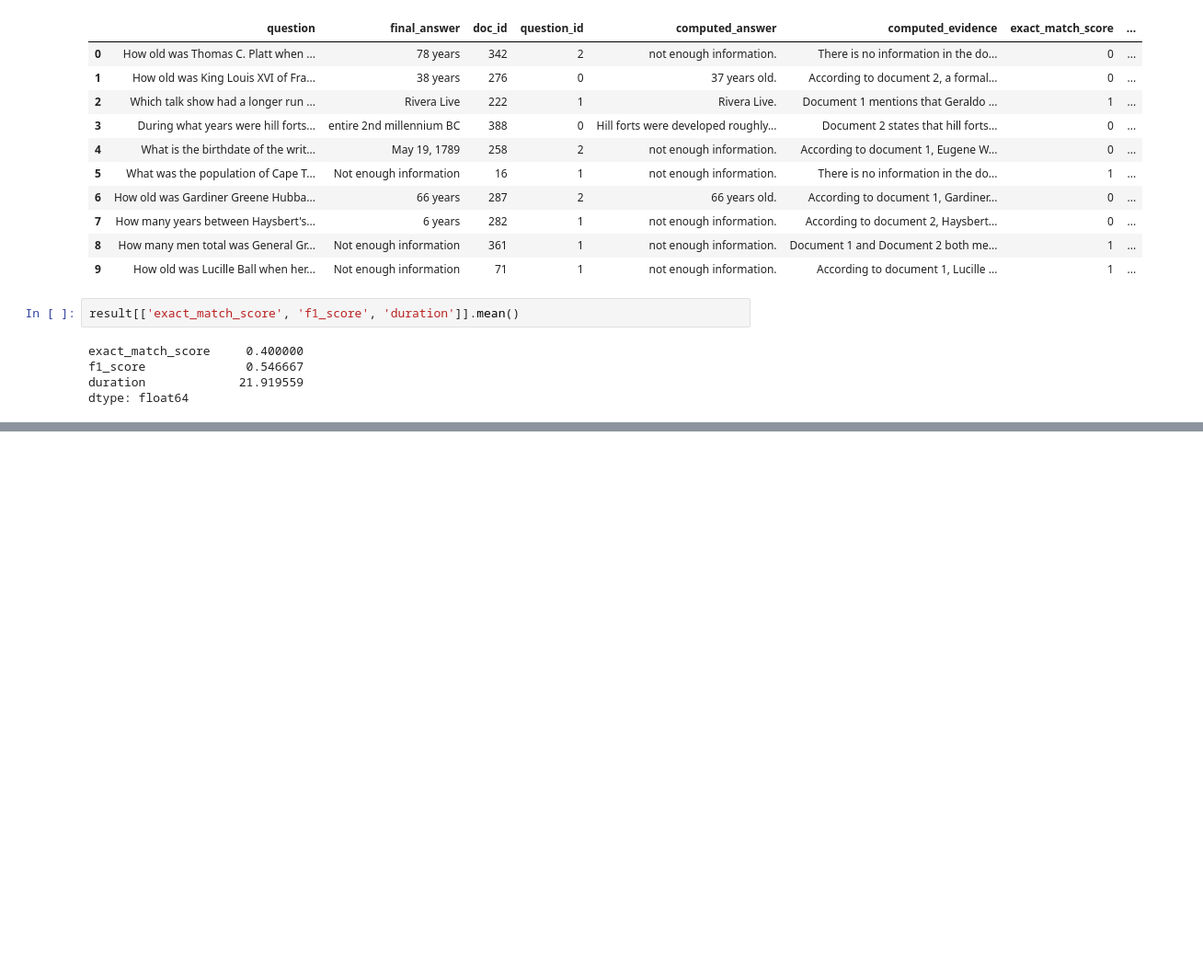
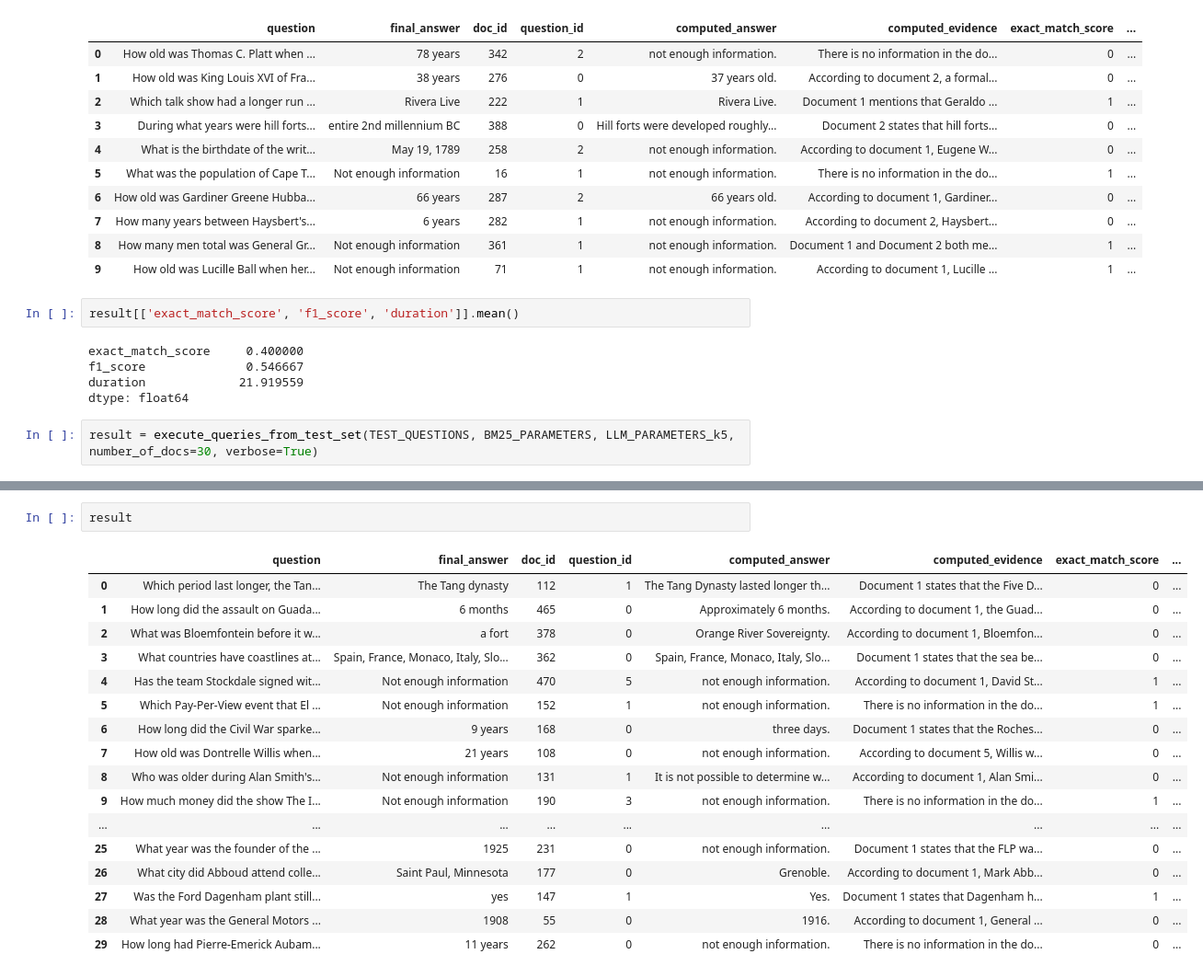
Before and after one commit to eduseiti/ia368v_dd_class_11, a Jupyter notebook: multidocQA_using_LLM_and_IIRC.ipynb, the cells around one changed output, grey strips where cells are left out. Shown at 92% size. Cells and saved outputs as stored; diff of their text form; blank space fills up the shorter version.

Commit message:
Additional tests

```diff
--- a/multidocQA_using_LLM_and_IIRC.ipynb
+++ b/multidocQA_using_LLM_and_IIRC.ipynb
@@ -656,3 +656,5 @@ exact_match_score     0.400000
 f1_score              0.546667
 duration             21.919559
 dtype: float64
+# %%
+result = execute_queries_from_test_set(TEST_QUESTIONS, BM25_PARAMETERS, LLM_PARAMETERS_k5, number_of_docs=30, verbose=True)
@@ -658,0 +679,20 @@ dtype: float64
+# %%
+result
+# %% [output]
+|  | question | final_answer | doc_id | question_id | computed_answer | computed_evidence | exact_match_score | ... |
+| 0 | Which period last longer, the Tan... | The Tang dynasty | 112 | 1 | The Tang Dynasty lasted longer th... | Document 1 states that the Five D... | 0 | ... |
+| 1 | How long did the assault on Guada... | 6 months | 465 | 0 | Approximately 6 months. | According to document 1, the Guad... | 0 | ... |
+| 2 | What was Bloemfontein before it w... | a fort | 378 | 0 | Orange River Sovereignty. | According to document 1, Bloemfon... | 0 | ... |
+| 3 | What countries have coastlines at... | Spain, France, Monaco, Italy, Slo... | 362 | 0 | Spain, France, Monaco, Italy, Slo... | Document 1 states that the sea be... | 0 | ... |
+| 4 | Has the team Stockdale signed wit... | Not enough information | 470 | 5 | not enough information. | According to document 1, David St... | 1 | ... |
+| 5 | Which Pay-Per-View event that El ... | Not enough information | 152 | 1 | not enough information. | There is no information in the do... | 1 | ... |
+| 6 | How long did the Civil War sparke... | 9 years | 168 | 0 | three days. | Document 1 states that the Roches... | 0 | ... |
+| 7 | How old was Dontrelle Willis when... | 21 years | 108 | 0 | not enough information. | According to document 5, Willis w... | 0 | ... |
+| 8 | Who was older during Alan Smith's... | Not enough information | 131 | 1 | It is not possible to determine w... | According to document 1, Alan Smi... | 0 | ... |
+| 9 | How much money did the show The I... | Not enough information | 190 | 3 | not enough information. | There is no information in the do... | 1 | ... |
+| ... | ... | ... | ... | ... | ... | ... | ... | ... |
+| 25 | What year was the founder of the ... | 1925 | 231 | 0 | not enough information. | Document 1 states that the FLP wa... | 0 | ... |
+| 26 | What city did Abboud attend colle... | Saint Paul, Minnesota | 177 | 0 | Grenoble. | According to document 1, Mark Abb... | 0 | ... |
+| 27 | Was the Ford Dagenham plant still... | yes | 147 | 1 | Yes. | Document 1 states that Dagenham h... | 1 | ... |
+| 28 | What year was the General Motors ... | 1908 | 55 | 0 | 1916. | According to document 1, General ... | 0 | ... |
+| 29 | How long had Pierre-Emerick Aubam... | 11 years | 262 | 0 | not enough information. | There is no information in the do... | 0 | ... |
```
Also changed, not shown: parts of 12 cells of this notebook.
